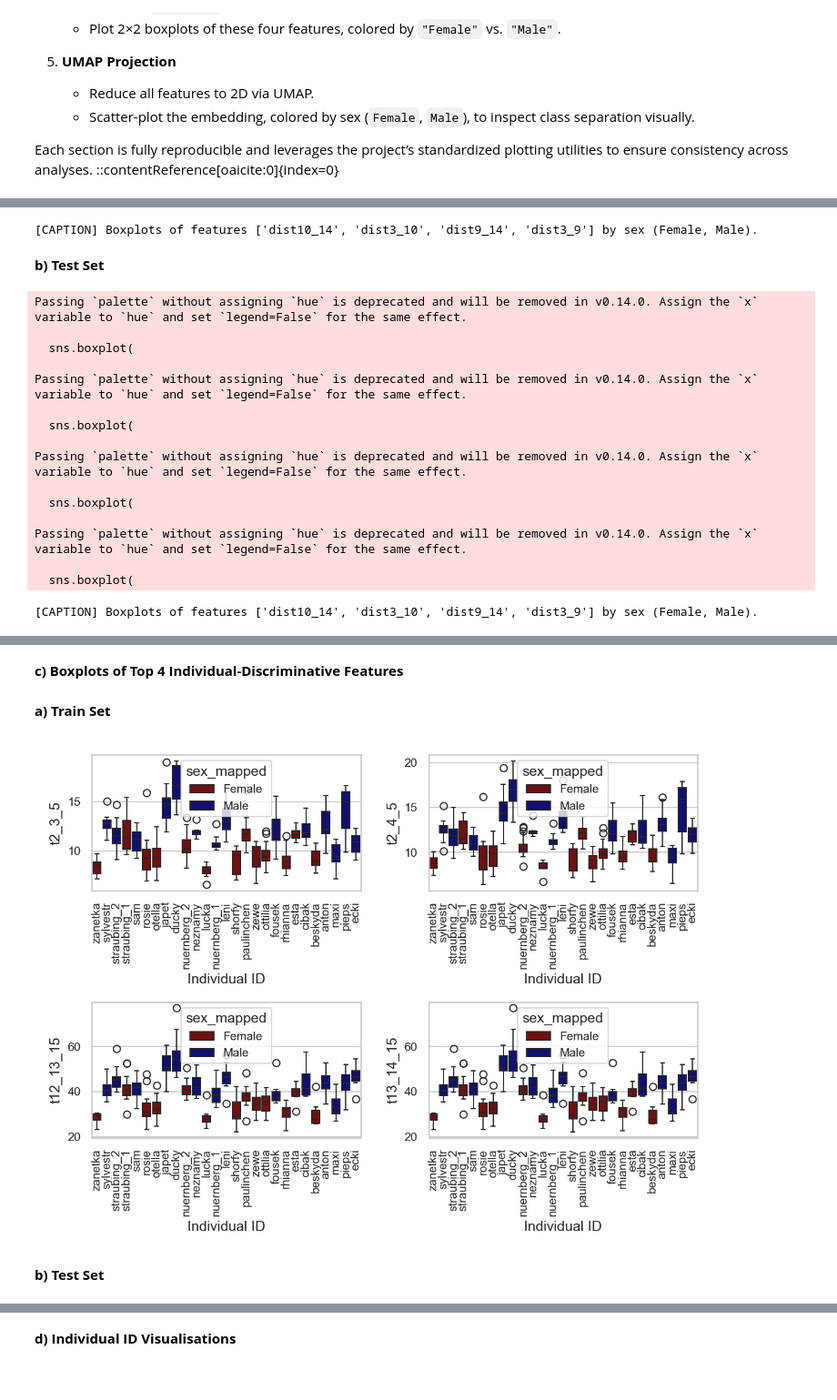
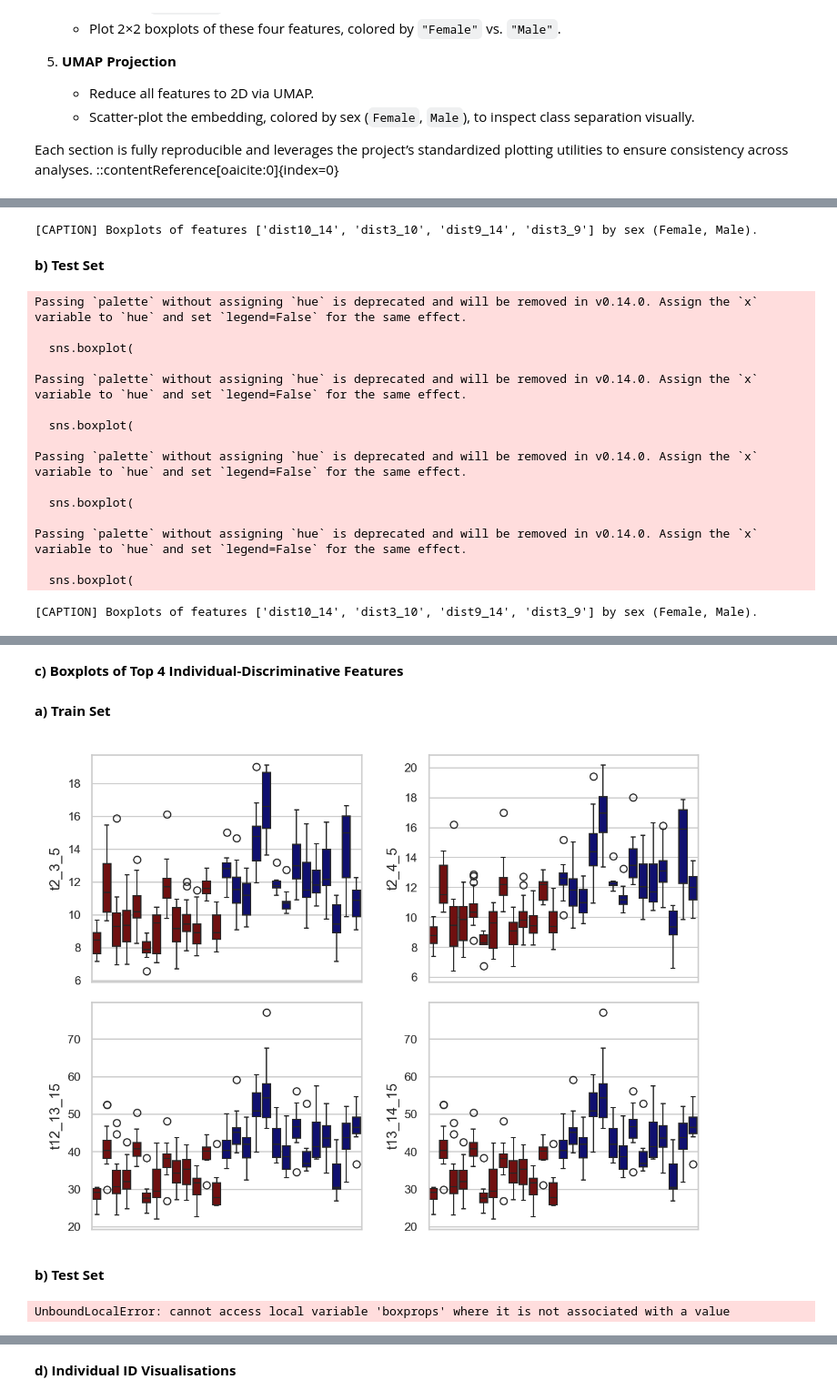
Before and after one commit to FKistner85/FIT_package, a Jupyter notebook: notebooks/diss_notbook.ipynb, the cells around one changed output, grey strips where cells are left out. Shown at 91% size. Cells and saved outputs as stored; diff of their text form; code cells hidden in the pictures.

```diff
--- a/notebooks/diss_notbook.ipynb
+++ b/notebooks/diss_notbook.ipynb
@@ -264,13 +228,13 @@ Passing `palette` without assigning `hue` is deprecated and will be removed in v
 # %%
 # 3) Select top-4 sex-discriminative features
-meta_cols   = ["id","species","individual_id","date","location","dataorigin","substrate","sex","trail","Fold"]
-feature_cols= [c for c in train_df.columns if c not in meta_cols + ["sex_mapped"]]
-selector    = FeatureSelectionTransformer(method="univariate", k=4)
+meta_cols    = ["id","species","individual_id","date","location","dataorigin","substrate","sex","trail","Fold"]
+feature_cols = [c for c in train_df.columns if c not in meta_cols + ["sex_mapped"]]
+selector     = FeatureSelectionTransformer(method="univariate", k=4)
 selector.fit(
     train_df[feature_cols],
-    train_df["sex_mapped"].map({"Female":0, "Male":1})
+    train_df["sex_mapped"].map({"Female": 0, "Male": 1})
 )
-top4        = selector.selected_features_
+top4 = selector.selected_features_
 
 # 4) Boxplots of Top 4 Sex-Discriminative Features – Train vs. Test
 from IPython.display import display, Markdown, Image
@@ -304,56 +268,78 @@ plt.show()
 
 # 5) Select top-4 individual-discriminative features
 from sklearn.preprocessing import LabelEncoder
-le            = LabelEncoder()
-train_labels  = le.fit_transform(train_df['individual_id'])
-selector_ind  = FeatureSelectionTransformer(method="univariate", k=4)
+le           = LabelEncoder()
+train_labels = le.fit_transform(train_df['individual_id'])
+selector_ind = FeatureSelectionTransformer(method="univariate", k=4)
 selector_ind.fit(train_df[feature_cols], train_labels)
-top4_ind      = selector_ind.selected_features_
+top4_ind     = selector_ind.selected_features_
 
 # 6) Boxplots of Top 4 Individual-Discriminative Features – Train vs. Test
 display(Markdown("**c) Boxplots of Top 4 Individual-Discriminative Features**"))
 
-# Train block
+# Determine ordering: all Female IDs first, then all Male IDs
+female_ids = list(train_df.loc[train_df['sex_mapped']=='Female', 'individual_id'].unique())
+male_ids   = list(train_df.loc[train_df['sex_mapped']=='Male',   'individual_id'].unique())
+ind_order  = female_ids + male_ids
+
+# a) Train Set (no x‑labels/ticks, no legend; ordered by sex)
 display(Markdown("**a) Train Set**"))
 fig, axes = plt.subplots(2, 2, figsize=plt.rcParams['figure.figsize'])
 for ax, feat in zip(axes.flat, top4_ind):
     sns.boxplot(
         data=train_df,
         x='individual_id', y=feat, ax=ax,
-        hue='sex_mapped', palette=SEX_COLORS, dodge=False
+        hue='sex_mapped',
+        palette=SEX_COLORS,
+        dodge=False,
+        order=ind_order,
+        hue_order=["Female","Male"],
+        legend=False
     )
-    ax.set_xlabel('Individual ID'); ax.set_ylabel(feat)
-    ax.tick_params(axis='x', rotation=90)
+    ax.set_xlabel('')
+    ax.set_xticks([])
+    ax.set_ylabel(feat)
 plt.tight_layout()
 train_ind_box_path = fig_dir / 'boxplots_train_individual_top4.png'
 fig.savefig(train_ind_box_path, dpi=150)
 plt.close(fig)
 display(Image(filename=str(train_ind_box_path)))
 
-# Test block
+# b) Test Set (no x‑labels/ticks, no legend; same ordering)
 display(Markdown("**b) Test Set**"))
 fig, axes = plt.subplots(2, 2, figsize=plt.rcParams['figure.figsize'])
 for ax, feat in zip(axes.flat, top4_ind):
     sns.boxplot(
         data=test_df,
         x='individual_id', y=feat, ax=ax,
-        hue='sex_mapped', palette=SEX_COLORS, dodge=False
+        hue='sex_mapped',
+        palette=SEX_COLORS,
+        dodge=False,
+        order=ind_order,
+        hue_order=["Female","Male"]
+        # <-- kein legend=False hier
     )
-    ax.set_xlabel('Individual ID'); ax.set_ylabel(feat)
-    ax.tick_params(axis='x', rotation=90)
+    # nachträglich löschen, falls vorhanden
+    if ax.get_legend() is not None:
+        ax.get_legend().remove()
+
+    ax.set_xlabel('')
+    ax.set_xticks([])
+    ax.set_ylabel(feat)
+
 plt.tight_layout()
 test_ind_box_path = fig_dir / 'boxplots_test_individual_top4.png'
 fig.savefig(test_ind_box_path, dpi=150)
 plt.close(fig)
 display(Image(filename=str(test_ind_box_path)))
 
-# Display the saved Train/Test individual-boxplots vertically
+# Finally, display the saved Train/Test individual‑boxplots vertically
 train_img = plt.imread(train_ind_box_path)
 test_img  = plt.imread(test_ind_box_path)
 
 fig, axes = plt.subplots(2, 1, figsize=plt.rcParams['figure.figsize'])
-axes[0].imshow(train_img); axes[0].axis("off"); axes[0].set_title("a) Individual–Train", loc="left")
-axes[1].imshow(test_img);  axes[1].axis("off"); axes[1].set_title("b) Individual–Test",  loc="left")
+axes[0].imshow(train_img); axes[0].axis("off"); axes[0].set_title("a)", loc="left")
+axes[1].imshow(test_img);  axes[1].axis("off"); axes[1].set_title("b)",  loc="left")
 plt.tight_layout()
 plt.show()
 # %% [output]
@@ -368,32 +354,33 @@ Passing `palette` without assigning `hue` is deprecated and will be removed in v
   sns.boxplot(
 
 Passing `palette` without assigning `hue` is deprecated and will be removed in v0.14.0. Assign the `x` variable to `hue` and set `legend=False` for the same effect.
 
   sns.boxplot(
 
 Passing `palette` without assigning `hue` is deprecated and will be removed in v0.14.0. Assign the `x` variable to `hue` and set `legend=False` for the same effect.
 
   sns.boxplot(
 [CAPTION] Boxplots of features ['dist10_14', 'dist3_10', 'dist9_14', 'dist3_9'] by sex (Female, Male).
 **b) Test Set**
 Passing `palette` without assigning `hue` is deprecated and will be removed in v0.14.0. Assign the `x` variable to `hue` and set `legend=False` for the same effect.
 
   sns.boxplot(
 
 Passing `palette` without assigning `hue` is deprecated and will be removed in v0.14.0. Assign the `x` variable to `hue` and set `legend=False` for the same effect.
 
   sns.boxplot(
 
 Passing `palette` without assigning `hue` is deprecated and will be removed in v0.14.0. Assign the `x` variable to `hue` and set `legend=False` for the same effect.
 
   sns.boxplot(
 
 Passing `palette` without assigning `hue` is deprecated and will be removed in v0.14.0. Assign the `x` variable to `hue` and set `legend=False` for the same effect.
 
   sns.boxplot(
 [CAPTION] Boxplots of features ['dist10_14', 'dist3_10', 'dist9_14', 'dist3_9'] by sex (Female, Male).
 [figure]
 **c) Boxplots of Top 4 Individual-Discriminative Features**
 **a) Train Set**
-[figure, old version]
+[figure, new version]
 **b) Test Set**
+UnboundLocalError: cannot access local variable 'boxprops' where it is not associated with a value
```
Also changed, not shown: parts of 2 cells of this notebook.
